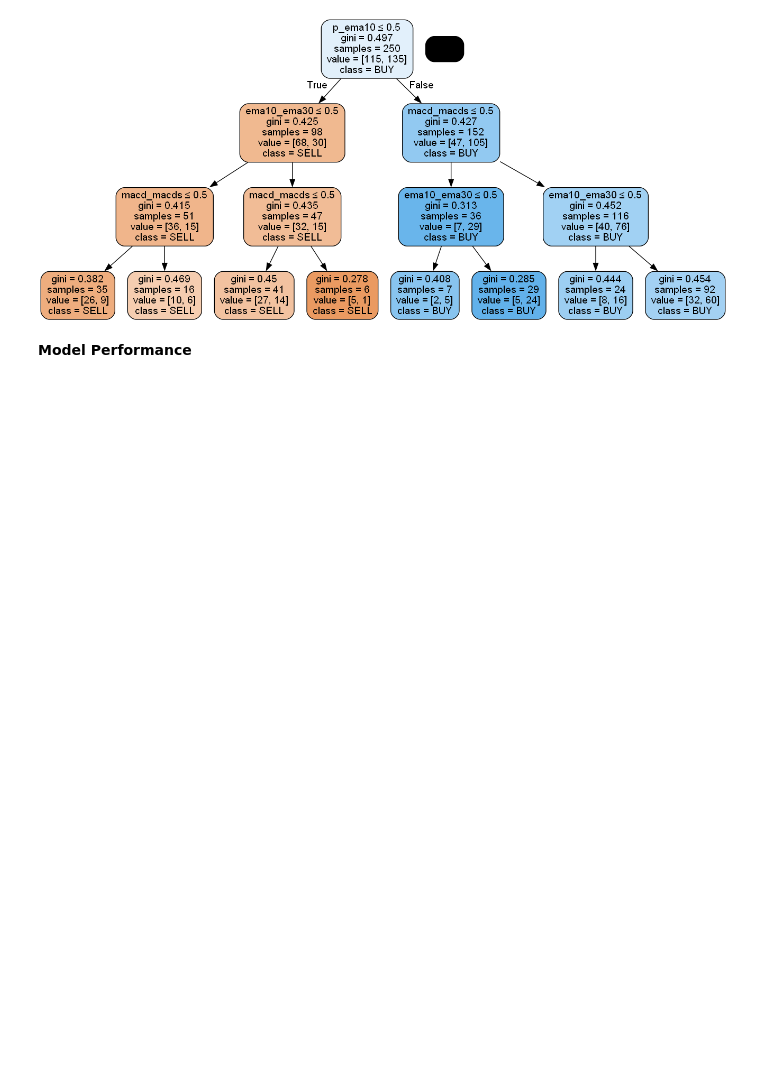
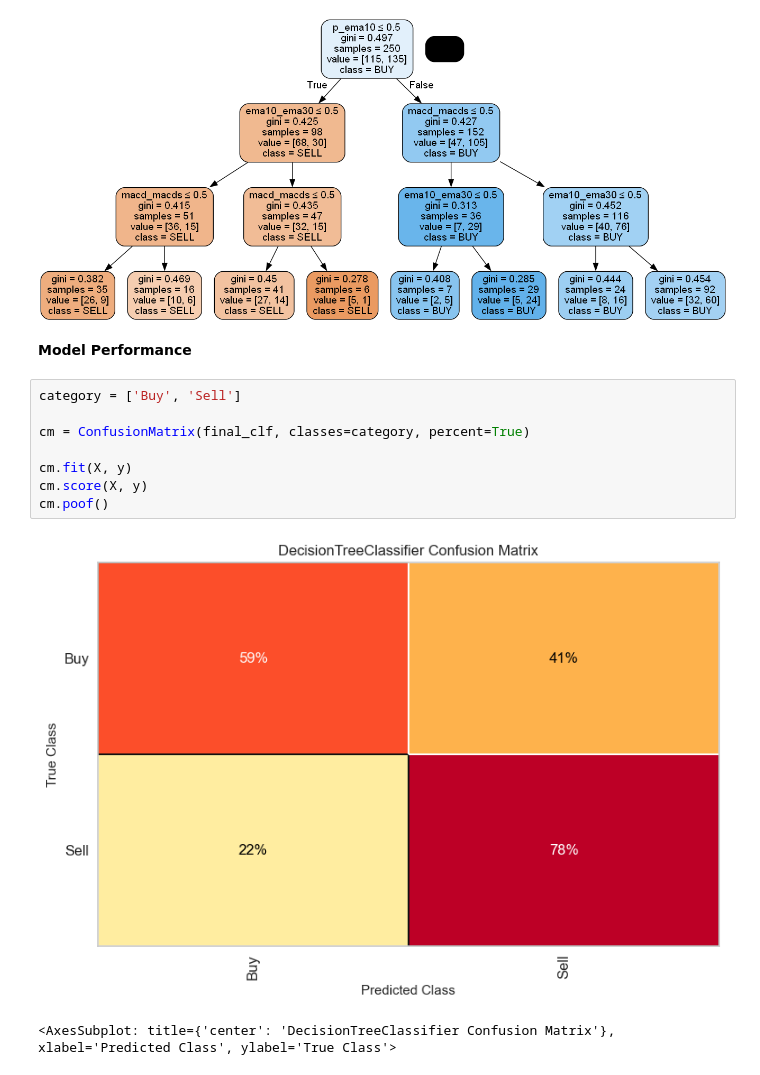
Before and after one commit to batuhanmtl/Time-Series-Analysis, a Jupyter notebook: Multivariate Regression/StockPricePrediction.ipynb, the cells around one changed output. Drawn from its saved outputs; the diff is of its cells as text; blank space fills up the shorter version.

Commit message:
stock price predict

```diff
--- a/Multivariate Regression/StockPricePrediction.ipynb
+++ b/Multivariate Regression/StockPricePrediction.ipynb
@@ -518,3 +518,14 @@ display(Image('tesla.png'))
 [figure]
 # %% [markdown]
 <b>Model Performance
+# %%
+category = ['Buy', 'Sell']
+
+cm = ConfusionMatrix(final_clf, classes=category, percent=True)
+
+cm.fit(X, y)
+cm.score(X, y)
+cm.poof()
+# %% [output]
+[figure, added]
+<AxesSubplot: title={'center': 'DecisionTreeClassifier Confusion Matrix'}, xlabel='Predicted Class', ylabel='True Class'>
```
Also changed, not shown: parts of 3 cells of this notebook.
